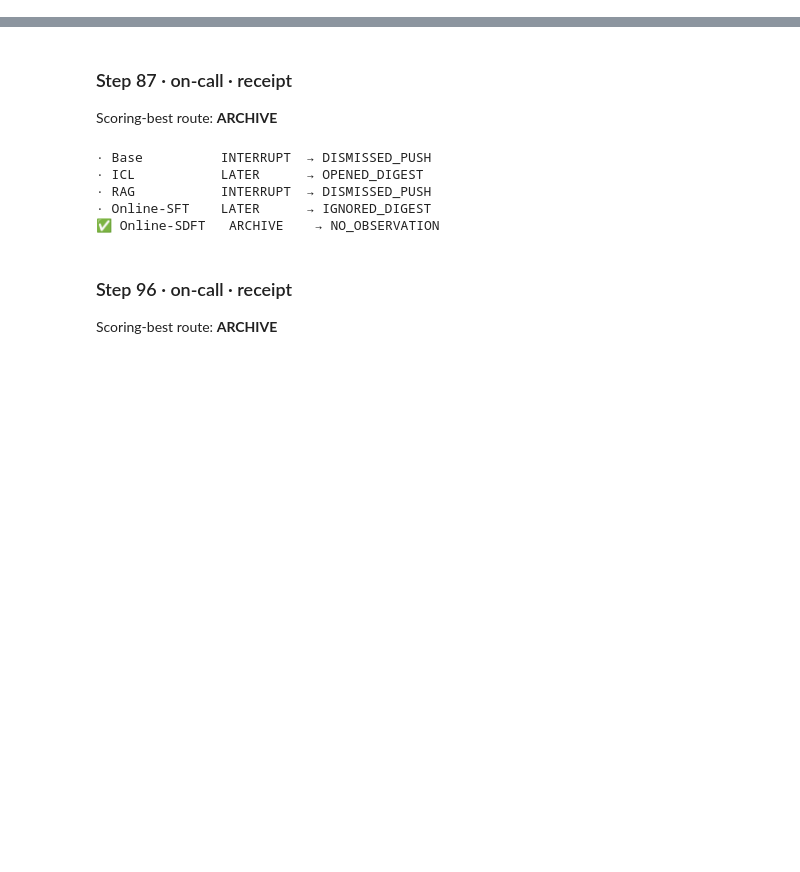
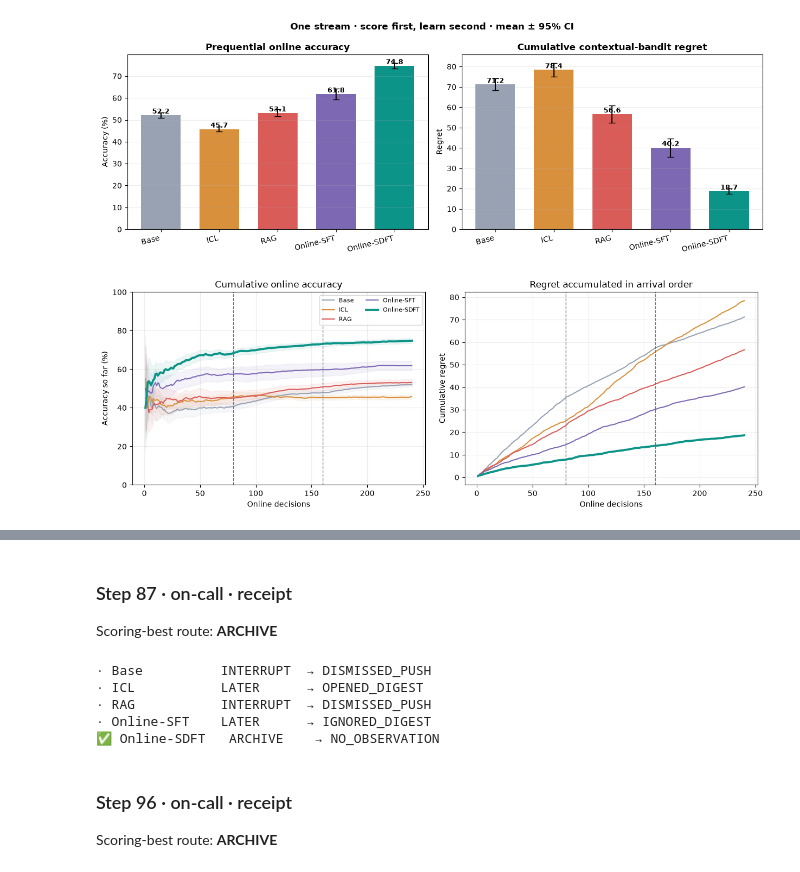
Before and after one commit to lin826/Online-SFT-Demo, a Jupyter notebook: online_sdft_bandit_demo.ipynb, the cells around one changed output, grey strips where cells are left out. Saved outputs shown, nothing was run; the diff lists cells and outputs as text; code cells hidden in the pictures; blank space fills up the shorter version.

Commit message:
Make demo notebook standalone and add SDFT animation

```diff
--- a/online_sdft_bandit_demo.ipynb
+++ b/online_sdft_bandit_demo.ipynb
@@ -75,9 +679,0 @@ The student always acts from `xₜ` without privileged `zₜ`. The teacher speak
-# %%
-summary = json.loads((OUT / 'summary.json').read_text())
-methods = summary['config']['methods']
-print(f"{summary['config']['seeds']} seeds × {summary['config']['stream_length']} decisions")
-print(f"{'Method':<14} {'Accuracy':>12} {'95% CI':>10} {'Regret':>12} {'95% CI':>10}")
-for method in methods:
-    row = summary['summary'][method]
-    a, r = row['online_accuracy'], row['cum_regret']
-    print(f"{method:<14} {100*a['mean']:>11.2f}% {100*a['ci95']:>9.2f} {r['mean']:>12.2f} {r['ci95']:>10.2f}")
@@ -119,0 +680,11 @@ These examples occur after at least one complete online regime. SDFT is correct
+# %%
+header = "| Method | Online accuracy | 95% CI | Cumulative regret | 95% CI |\n| --- | ---: | ---: | ---: | ---: |"
+rows = []
+for method in METHODS:
+    accuracy = summary[method]["online_accuracy"]
+    regret = summary[method]["cum_regret"]
+    rows.append(
+        f"| {method} | {100 * accuracy['mean']:.2f}% | ±{100 * accuracy['ci95']:.2f} | "
+        f"{regret['mean']:.2f} | ±{regret['ci95']:.2f} |"
+    )
+display(Markdown(header + "\n" + "\n".join(rows)))
@@ -119,0 +703,60 @@ These examples occur after at least one complete online regime. SDFT is correct
+# %%
+colors = {"Base": "#98A2B3", "ICL": "#D9903D", "RAG": "#D95C59",
+          "Online-SFT": "#7D68B3", "Online-SDFT": "#0D9488"}
+
+fig, axes = plt.subplots(1, 2, figsize=(12.5, 4.5))
+x_positions = np.arange(len(METHODS))
+accuracy = [100 * summary[name]["online_accuracy"]["mean"] for name in METHODS]
+accuracy_ci = [100 * summary[name]["online_accuracy"]["ci95"] for name in METHODS]
+regret = [summary[name]["cum_regret"]["mean"] for name in METHODS]
+regret_ci = [summary[name]["cum_regret"]["ci95"] for name in METHODS]
+
+for ax, values, errors, title, ylabel in (
+    (axes[0], accuracy, accuracy_ci, "Prequential online accuracy", "Accuracy (%)"),
+    (axes[1], regret, regret_ci, "Cumulative contextual-bandit regret", "Regret"),
+):
+    bars = ax.bar(x_positions, values, yerr=errors, capsize=4,
+                  color=[colors[name] for name in METHODS], width=0.68)
+    ax.set_xticks(x_positions, METHODS, rotation=14, ha="right")
+    ax.set_title(title, fontweight="bold")
+    ax.set_ylabel(ylabel)
+    ax.grid(axis="y", alpha=0.22)
+    for bar, value in zip(bars, values):
+        ax.text(bar.get_x() + bar.get_width() / 2, value, f"{value:.1f}",
+                ha="center", va="bottom", fontsize=9, fontweight="bold")
+fig.suptitle("One stream · score first, learn second · mean ± 95% CI", fontweight="bold")
+fig.tight_layout()
+plt.show()
+
+by_accuracy, by_regret = defaultdict(list), defaultdict(list)
+for row in curves:
+    key = (row["method"], int(row["t"]))
+    by_accuracy[key].append(float(row["cum_accuracy"]))
+    by_regret[key].append(float(row["cum_regret"]))
+
+fig, axes = plt.subplots(1, 2, figsize=(12.5, 4.5))
+for method in METHODS:
+    ts = sorted(t for name, t in by_accuracy if name == method)
+    acc = np.array([by_accuracy[(method, t)] for t in ts])
+    mean_acc = np.array([values.mean() for values in acc]) * 100
+    ci_acc = np.array([1.96 * values.std(ddof=1) / np.sqrt(len(values)) for values in acc]) * 100
+    mean_regret = [np.mean(by_regret[(method, t)]) for t in ts]
+    width = 2.8 if method == "Online-SDFT" else 1.5
+    axes[0].plot(ts, mean_acc, color=colors[method], label=method, lw=width)
+    axes[0].fill_between(ts, mean_acc - ci_acc, mean_acc + ci_acc,
+                         color=colors[method], alpha=0.08)
+    axes[1].plot(ts, mean_regret, color=colors[method], label=method, lw=width)
+
+for ax in axes:
+    for boundary in (PHASE_LENGTH, 2 * PHASE_LENGTH):
+        ax.axvline(boundary, color="#667085", ls="--", lw=1)
+    ax.grid(alpha=0.22)
+    ax.set_xlabel("Online decisions")
+axes[0].set(title="Cumulative online accuracy", ylabel="Accuracy so far (%)", ylim=(0, 100))
+axes[1].set(title="Regret accumulated in arrival order", ylabel="Cumulative regret")
+axes[0].legend(fontsize=8, ncol=2)
+fig.tight_layout()
+plt.show()
+# %% [output]
+[figure, added]
+[figure, added]
```
Also changed, not shown: parts of 29 cells of this notebook, 4 other files.
